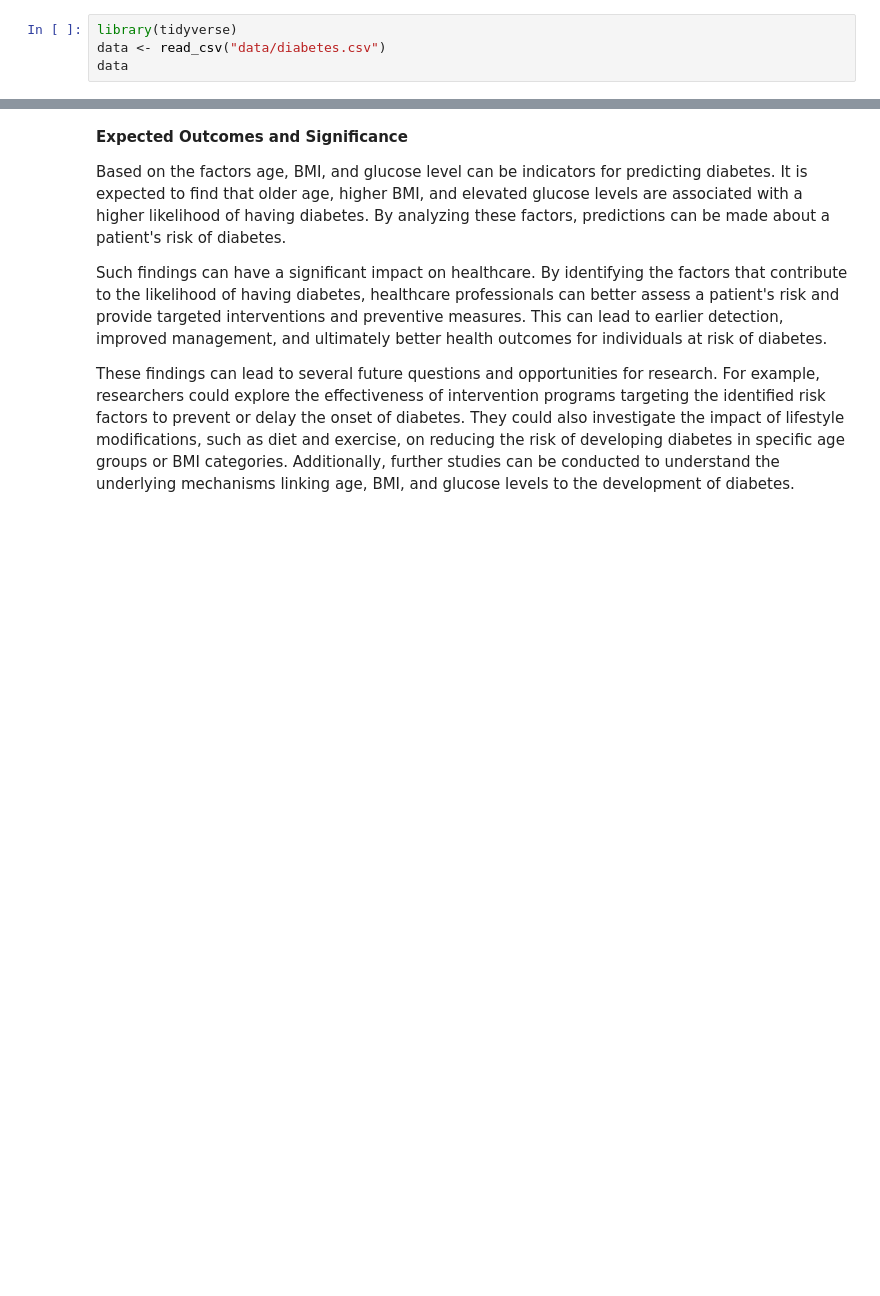
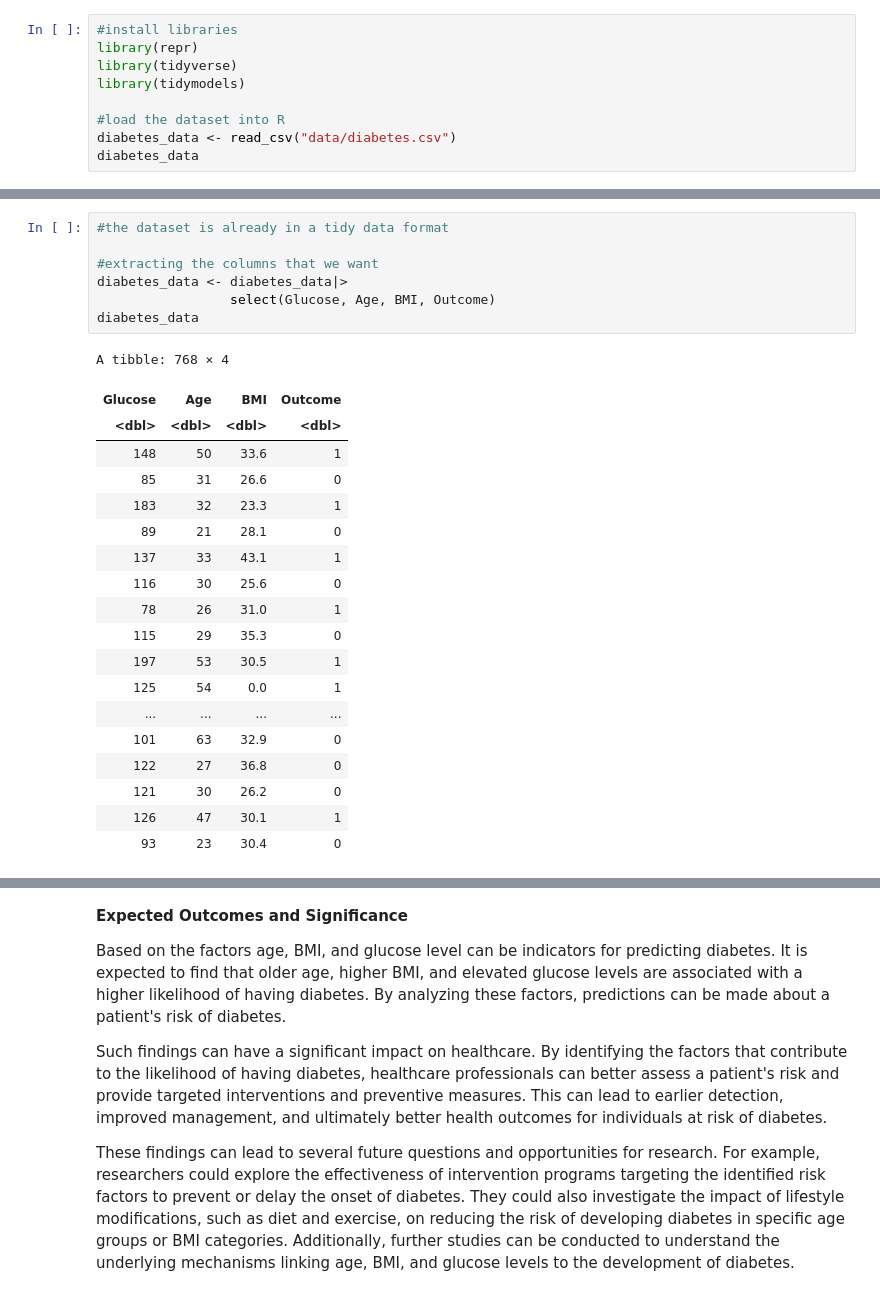
Before and after one commit to AmritS14/DSCI-Project, a Jupyter notebook: Project.ipynb, the cells around one changed output, grey strips where cells are left out. Saved outputs shown, nothing was run; the diff lists cells and outputs as text; blank space fills up the shorter version.

Commit message:
added Preliminary exploratory data analysis

```diff
--- a/Project.ipynb
+++ b/Project.ipynb
@@ -1,5 +1,10 @@
 # %%
+#install libraries
+library(repr)
 library(tidyverse)
-data <- read_csv("data/diabetes.csv")
-data
+library(tidymodels)
+
+#load the dataset into R
+diabetes_data <- read_csv("data/diabetes.csv")
+diabetes_data
 # %% [output]
@@ -37,3 +34,30 @@ A spec_tbl_df: 768 × 9
 | 5 | 121 | 72 | 23 | 112 | 26.2 | 0.245 | 30 | 0 |
 | 1 | 126 | 60 | 0 | 0 | 30.1 | 0.349 | 47 | 1 |
 | 1 | 93 | 70 | 31 | 0 | 30.4 | 0.315 | 23 | 0 |
+# %%
+#the dataset is already in a tidy data format
+
+#extracting the columns that we want
+diabetes_data <- diabetes_data|>
+                 select(Glucose, Age, BMI, Outcome)
+diabetes_data
+# %% [output]
+A tibble: 768 × 4
+| Glucose | Age | BMI | Outcome |
+| <dbl> | <dbl> | <dbl> | <dbl> |
+| 148 | 50 | 33.6 | 1 |
+| 85 | 31 | 26.6 | 0 |
+| 183 | 32 | 23.3 | 1 |
+| 89 | 21 | 28.1 | 0 |
+| 137 | 33 | 43.1 | 1 |
+| 116 | 30 | 25.6 | 0 |
+| 78 | 26 | 31.0 | 1 |
+| 115 | 29 | 35.3 | 0 |
+| 197 | 53 | 30.5 | 1 |
+| 125 | 54 | 0.0 | 1 |
+| ... | ... | ... | ... |
+| 101 | 63 | 32.9 | 0 |
+| 122 | 27 | 36.8 | 0 |
+| 121 | 30 | 26.2 | 0 |
+| 126 | 47 | 30.1 | 1 |
+| 93 | 23 | 30.4 | 0 |
```
Also changed, not shown: parts of 3 cells of this notebook.
